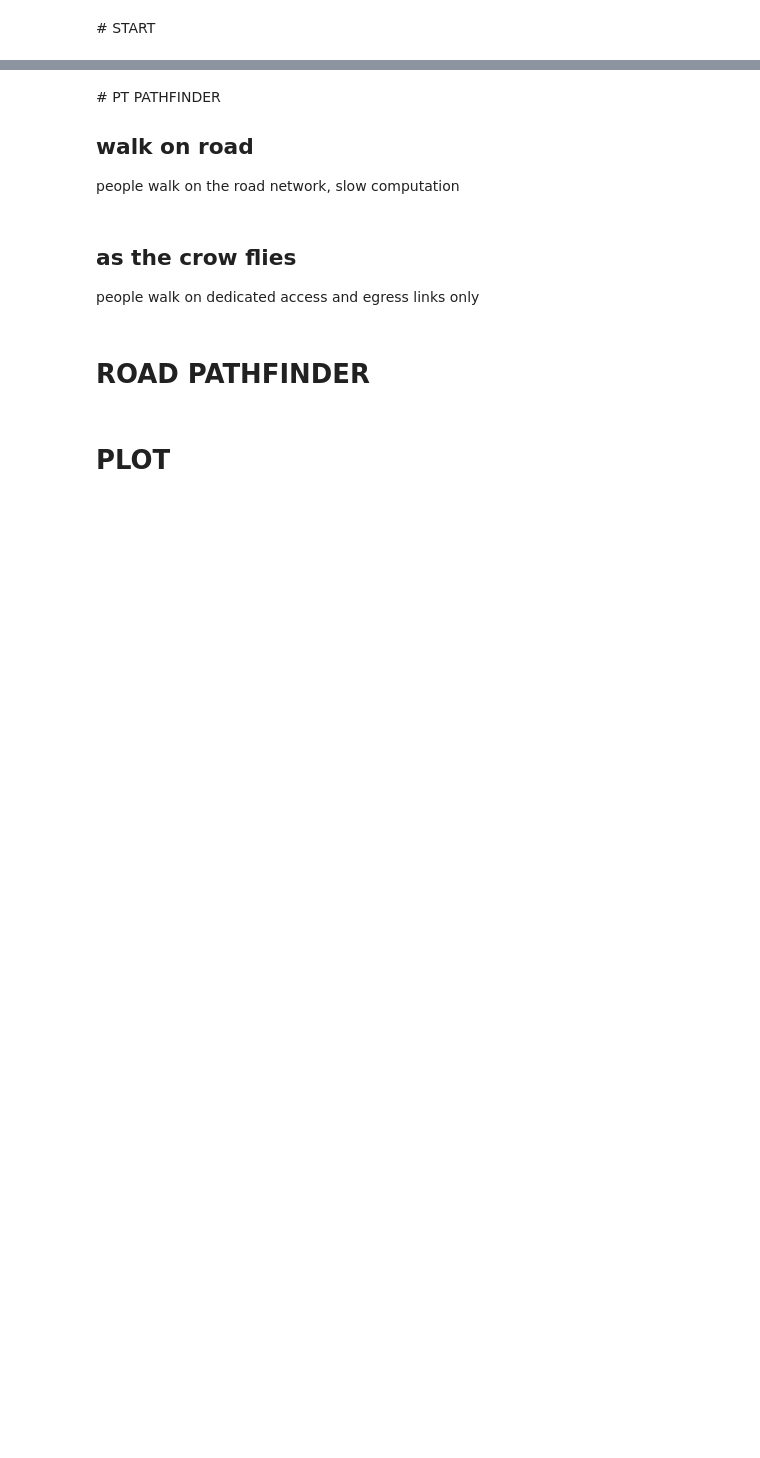
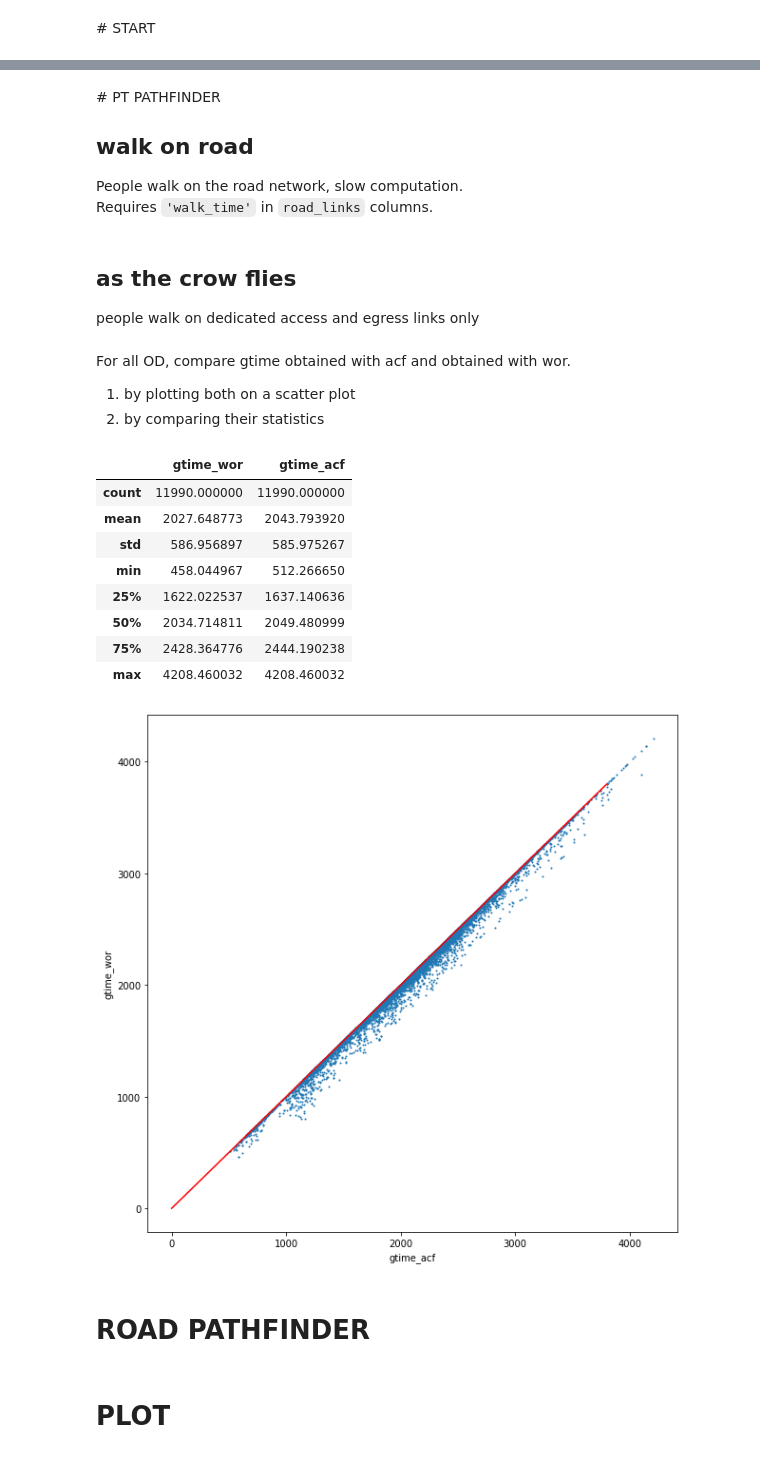
Before and after one commit to systragroup/quetzal_paris, a Jupyter notebook: notebooks/transport/B10_all_or_nothing_pathfinders.ipynb, the cells around one changed output, grey strips where cells are left out. Saved outputs shown, nothing was run; the diff lists cells and outputs as text; code cells hidden in the pictures; blank space fills up the shorter version.

```diff
--- a/notebooks/transport/B10_all_or_nothing_pathfinders.ipynb
+++ b/notebooks/transport/B10_all_or_nothing_pathfinders.ipynb
@@ -42,7 +54,8 @@ sm.road_links['walk_time'] = sm.road_links['time'] * 3 # walk three times slowe
 # %% [markdown]
 # PT PATHFINDER
 ## walk on road
-people walk on the road network, slow computation
+People walk on the road network, slow computation.
+Requires `'walk_time'` in `road_links` columns.
 # %%
 wor = sm.copy()
 wor.step_pt_pathfinder(broken_modes=False, broken_routes=False, walk_on_road=True)
@@ -52,4 +65,27 @@ people walk on dedicated access and egress links only
 # %%
 acf = sm.copy()
 acf.step_pt_pathfinder(broken_modes=False, broken_routes=False)
+# %% [markdown]
+For all OD, compare gtime obtained with acf and obtained with wor.
+1. by plotting both on a scatter plot
+2. by comparing their statistics
+# %%
+los = pd.merge(acf.pt_los, wor.pt_los, on=['origin', 'destination'], suffixes=('_acf', '_wor'))
+los = los.loc[los['origin'] != los['destination']]
+los.plot(kind='scatter', x='gtime_acf', y='gtime_wor', figsize=[10, 10], s=1)
+import matplotlib.pyplot as plt
+import numpy as np
+plt.plot(np.arange(0,4000,200), np.arange(0,4000,200),color='r')
+los[['gtime_wor', 'gtime_acf']].describe()
+# %% [output]
+|  | gtime_wor | gtime_acf |
+| count | 11990.000000 | 11990.000000 |
+| mean | 2027.648773 | 2043.793920 |
+| std | 586.956897 | 585.975267 |
+| min | 458.044967 | 512.266650 |
+| 25% | 1622.022537 | 1637.140636 |
+| 50% | 2034.714811 | 2049.480999 |
+| 75% | 2428.364776 | 2444.190238 |
+| max | 4208.460032 | 4208.460032 |
+[figure, added]
 # %%
```
Also changed, not shown: parts of 11 cells of this notebook, 36 other files.
